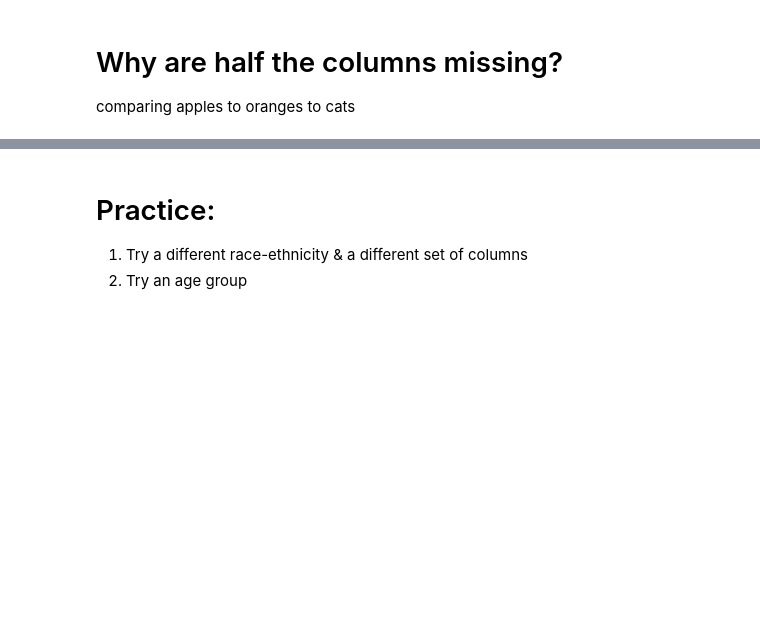
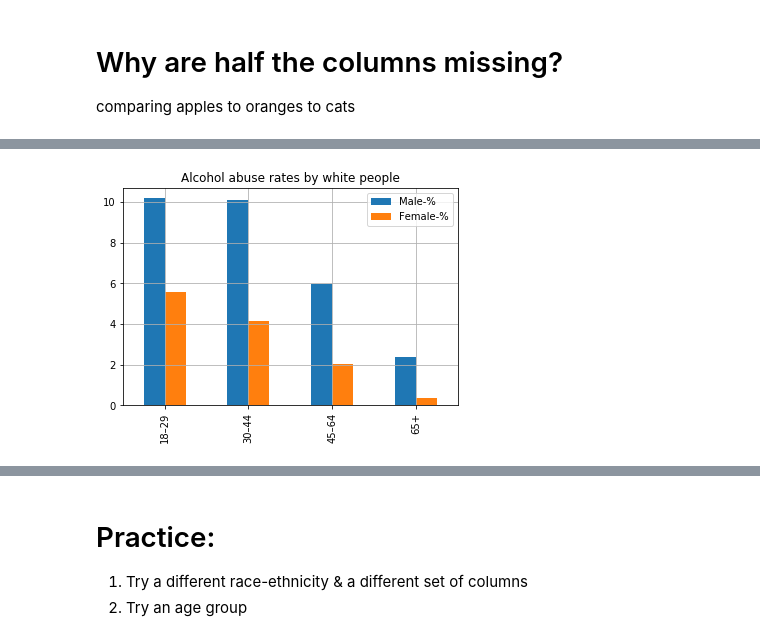
Before and after one commit to ccnypsych/psy31170, a Jupyter notebook: slides/L06_stats.ipynb, the cells around one changed output, grey strips where cells are left out. Saved outputs shown, nothing was run; the diff lists cells and outputs as text; code cells hidden in the pictures; blank space fills up the shorter version.

```diff
--- a/slides/L06_stats.ipynb
+++ b/slides/L06_stats.ipynb
@@ -116,5 +229,7 @@ df[~total_rows].head()
 # %% [markdown]
 # Still double counting 'cause of total race ethnicity, let's use compound logic
 # %%
-total_rows = (df['characteristic'].str.match("Total") | df['race-ethnicity'].str.match("Total"))
+# or: |, and: &
+total_rows = (df['characteristic'].str.match("Total") |
+              df['race-ethnicity'].str.match("Total"))
 df[total_rows]
@@ -147,5 +337,9 @@ percent
 # %%
 # Lets look at this subset
 fig, ax = plt.subplots()
+_ = ax.set_title("Alcohol abuse rates by white people")
 _ = percent[percent['race-ethnicity'].str.match('White')].plot.bar(ax=ax)
 _ = ax.set_xticklabels(percent['characteristic'])
+_ = ax.grid()
+# %% [output]
+[figure, added]
```
Also changed, not shown: parts of 25 cells of this notebook, 28 other files.
